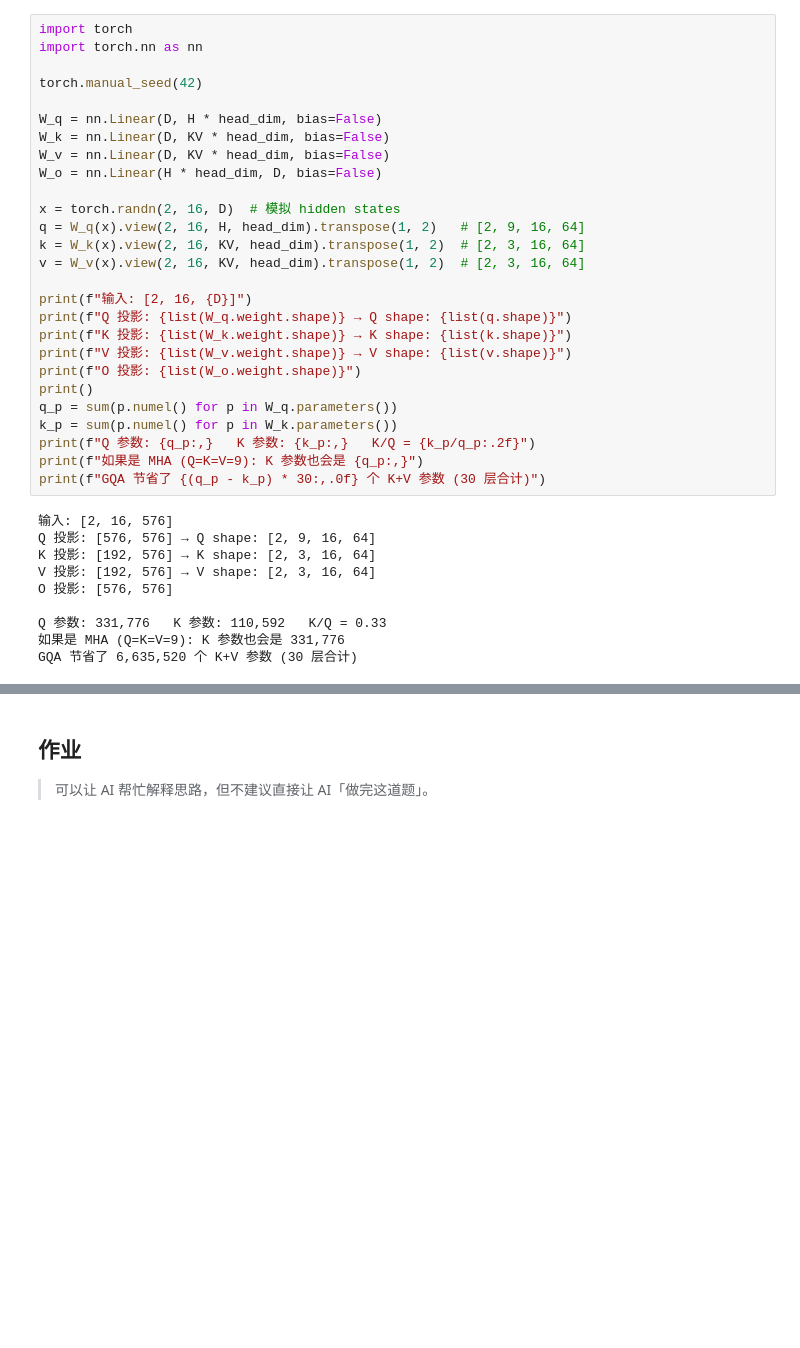
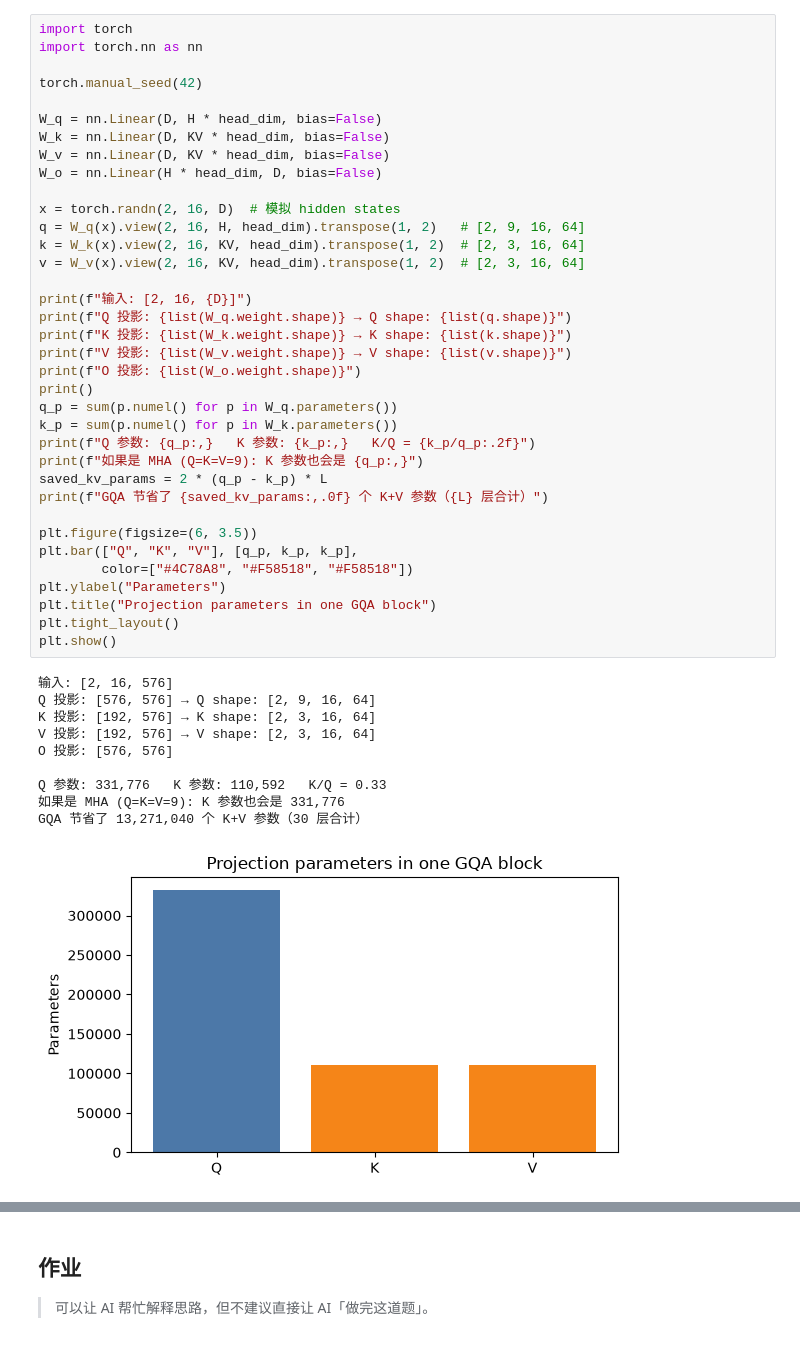
Before and after one commit to walkinglabs/modern-llm-notebook, a Jupyter notebook: notebooks/part2-training/09-model-config.ipynb, the cells around one changed output, grey strips where cells are left out. Drawn from its saved outputs; the diff is of its cells as text; blank space fills up the shorter version.

```diff
--- a/notebooks/part2-training/09-model-config.ipynb
+++ b/notebooks/part2-training/09-model-config.ipynb
@@ -164,33 +189,43 @@ torch.manual_seed(42)
 
 W_q = nn.Linear(D, H * head_dim, bias=False)
 W_k = nn.Linear(D, KV * head_dim, bias=False)
 W_v = nn.Linear(D, KV * head_dim, bias=False)
 W_o = nn.Linear(H * head_dim, D, bias=False)
 
 x = torch.randn(2, 16, D)  # 模拟 hidden states
 q = W_q(x).view(2, 16, H, head_dim).transpose(1, 2)   # [2, 9, 16, 64]
 k = W_k(x).view(2, 16, KV, head_dim).transpose(1, 2)  # [2, 3, 16, 64]
 v = W_v(x).view(2, 16, KV, head_dim).transpose(1, 2)  # [2, 3, 16, 64]
 
 print(f"输入: [2, 16, {D}]")
 print(f"Q 投影: {list(W_q.weight.shape)} → Q shape: {list(q.shape)}")
 print(f"K 投影: {list(W_k.weight.shape)} → K shape: {list(k.shape)}")
 print(f"V 投影: {list(W_v.weight.shape)} → V shape: {list(v.shape)}")
 print(f"O 投影: {list(W_o.weight.shape)}")
 print()
 q_p = sum(p.numel() for p in W_q.parameters())
 k_p = sum(p.numel() for p in W_k.parameters())
 print(f"Q 参数: {q_p:,}   K 参数: {k_p:,}   K/Q = {k_p/q_p:.2f}")
 print(f"如果是 MHA (Q=K=V=9): K 参数也会是 {q_p:,}")
-print(f"GQA 节省了 {(q_p - k_p) * 30:,.0f} 个 K+V 参数 (30 层合计)")
+saved_kv_params = 2 * (q_p - k_p) * L
+print(f"GQA 节省了 {saved_kv_params:,.0f} 个 K+V 参数（{L} 层合计）")
+
+plt.figure(figsize=(6, 3.5))
+plt.bar(["Q", "K", "V"], [q_p, k_p, k_p],
+        color=["#4C78A8", "#F58518", "#F58518"])
+plt.ylabel("Parameters")
+plt.title("Projection parameters in one GQA block")
+plt.tight_layout()
+plt.show()
 # %% [output]
 输入: [2, 16, 576]
 Q 投影: [576, 576] → Q shape: [2, 9, 16, 64]
 K 投影: [192, 576] → K shape: [2, 3, 16, 64]
 V 投影: [192, 576] → V shape: [2, 3, 16, 64]
 O 投影: [576, 576]
 
 Q 参数: 331,776   K 参数: 110,592   K/Q = 0.33
 如果是 MHA (Q=K=V=9): K 参数也会是 331,776
-GQA 节省了 6,635,520 个 K+V 参数 (30 层合计)
+GQA 节省了 13,271,040 个 K+V 参数（30 层合计）
+[figure, added]
 # %% [markdown]
```
Also changed, not shown: parts of 44 cells of this notebook, 11 other files.
